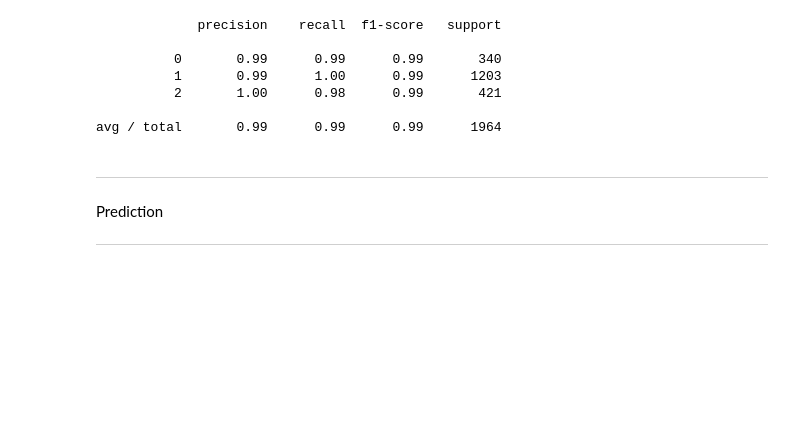
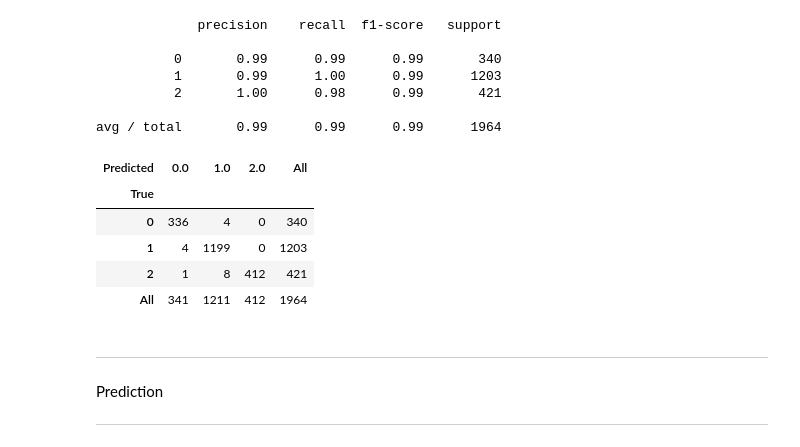
Before and after one commit to lesleymaraina/NIST, a Jupyter notebook: Notebooks/CrowdVariant_Analysis/Train_Test_Predict.ipynb, the cells around one changed output. Drawn from its saved outputs; the diff is of its cells as text; code cells hidden in the pictures; blank space fills up the shorter version.

```diff
--- a/Notebooks/CrowdVariant_Analysis/Train_Test_Predict.ipynb
+++ b/Notebooks/CrowdVariant_Analysis/Train_Test_Predict.ipynb
@@ -237,6 +237,15 @@ print(classification_report(true, pred))
           2       1.00      0.98      0.99       421
 
 avg / total       0.99      0.99      0.99      1964
+# %%
+pd.crosstab(true, pred, rownames=['True'], colnames=['Predicted'], margins=True)
+# %% [output]
+| Predicted | 0.0 | 1.0 | 2.0 | All |
+| True |  |  |  |  |
+| 0 | 336 | 4 | 0 | 340 |
+| 1 | 4 | 1199 | 0 | 1203 |
+| 2 | 1 | 8 | 412 | 421 |
+| All | 341 | 1211 | 412 | 1964 |
 # %% [markdown]
 ***
 Prediction
```
